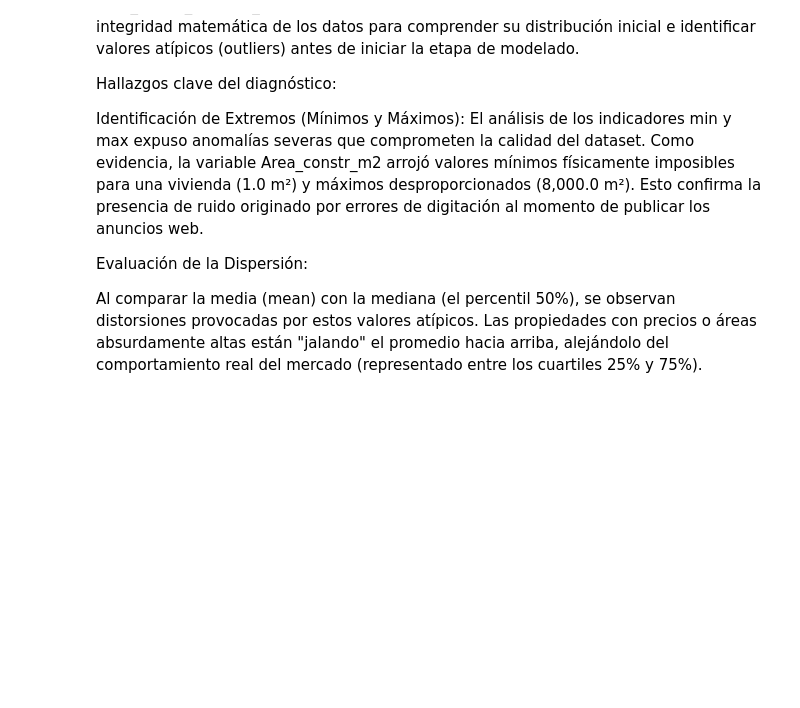
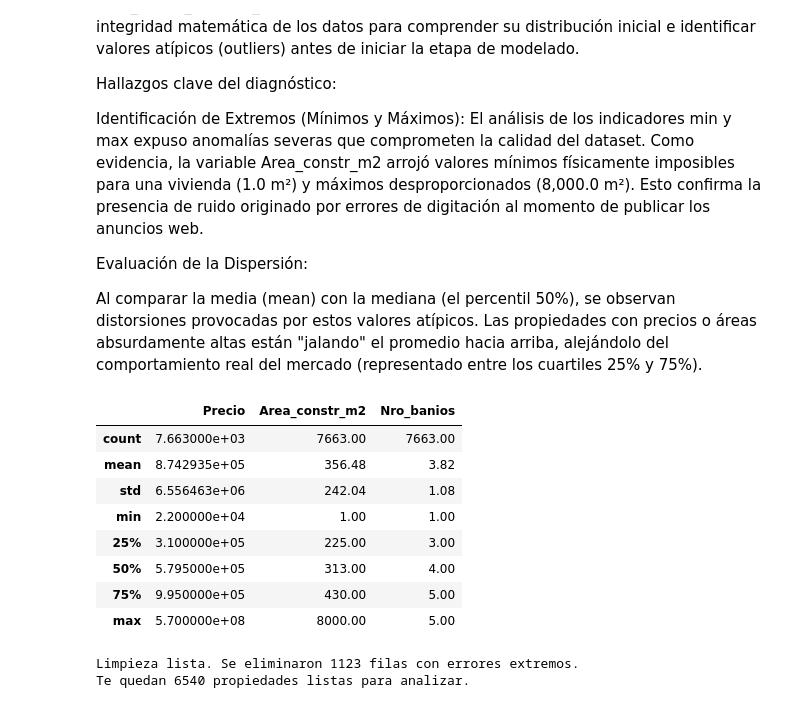
Before and after one commit to TreborRP30/An-lisis-inmobiliario-de-lima-2019, a Jupyter notebook: Dataset.ipynb, the cells around one changed output. Saved outputs shown, nothing was run; the diff lists cells and outputs as text; code cells hidden in the pictures; blank space fills up the shorter version.

```diff
--- a/Dataset.ipynb
+++ b/Dataset.ipynb
@@ -135,3 +135,39 @@ Identificación de Extremos (Mínimos y Máximos): El análisis de los indicador
 Evaluación de la Dispersión:
 
 Al comparar la media (mean) con la mediana (el percentil 50%), se observan distorsiones provocadas por estos valores atípicos. Las propiedades con precios o áreas absurdamente altas están "jalando" el promedio hacia arriba, alejándolo del comportamiento real del mercado (representado entre los cuartiles 25% y 75%).
+# %%
+#Definimos las variables numéricas más críticas de tu dataset
+columnas_clave = ['Precio', 'Area_total_m2', 'Area_constr_m2', 'Dormitorios', 'Nro_banios']
+
+#Generamos un resumen estadístico, mostrando los valores mínimos y máximos
+df[columnas_clave].describe().round(2)
+# %% [output]
+|  | Precio | Area_constr_m2 | Nro_banios |
+| count | 7.663000e+03 | 7663.00 | 7663.00 |
+| mean | 8.742935e+05 | 356.48 | 3.82 |
+| std | 6.556463e+06 | 242.04 | 1.08 |
+| min | 2.200000e+04 | 1.00 | 1.00 |
+| 25% | 3.100000e+05 | 225.00 | 3.00 |
+| 50% | 5.795000e+05 | 313.00 | 4.00 |
+| 75% | 9.950000e+05 | 430.00 | 5.00 |
+| max | 5.700000e+08 | 8000.00 | 5.00 |
+# %%
+#Guardamos el total de filas iniciales
+filas_antes = df.shape[0]
+
+#Filtramos usando sentido común inmobiliario
+df_limpio = df[
+    (df['Area_constr_m2'] >= 15) &    # Un cuarto/minidepa muy pequeño mide al menos 15m2
+    (df['Area_constr_m2'] <= 500) &   # Más de 500m2 construidos ya es atípico para vivienda regular
+    (df['Precio'] >= 25000)           # Ponemos un límite mínimo razonable para el precio
+]
+
+filas_despues = df_limpio.shape[0]
+print(f"Limpieza lista. Se eliminaron {filas_antes - filas_despues} filas con errores extremos.")
+print(f"Te quedan {filas_despues} propiedades listas para analizar.")
+
+#Reemplazamos el dataframe original con el limpio
+df = df_limpio.copy()
+# %% [output]
+Limpieza lista. Se eliminaron 1123 filas con errores extremos.
+Te quedan 6540 propiedades listas para analizar.
```
